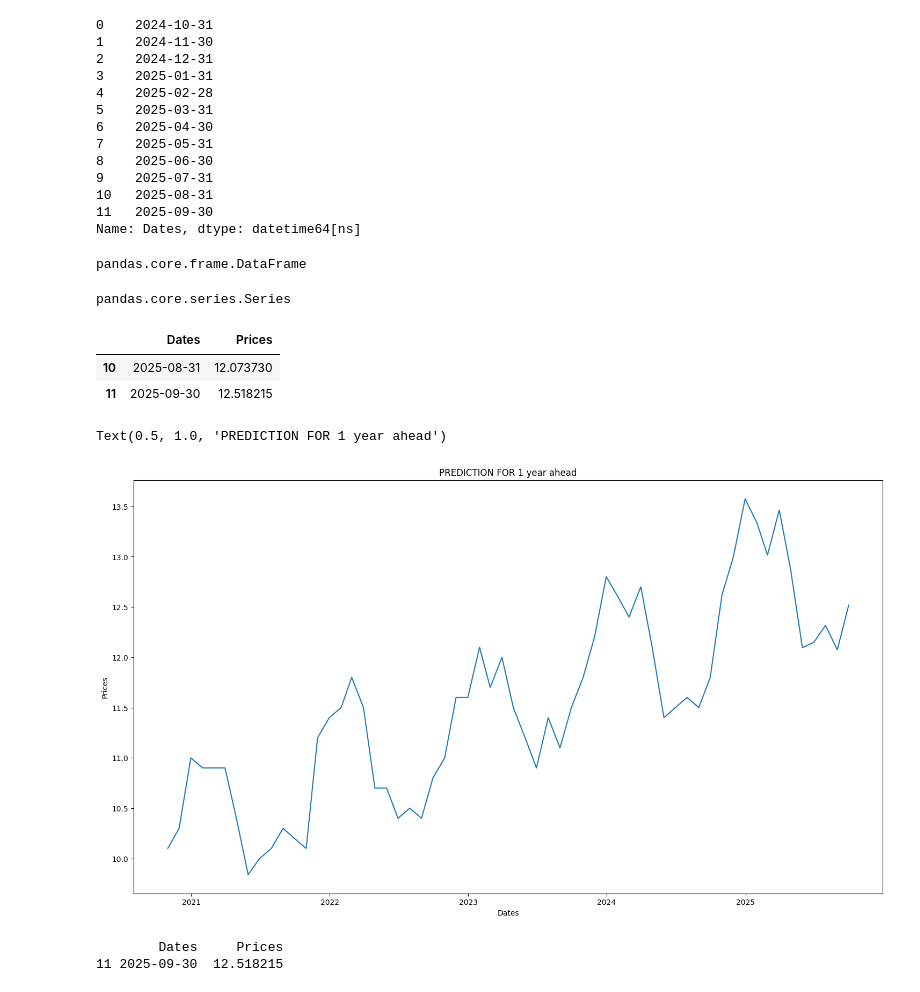
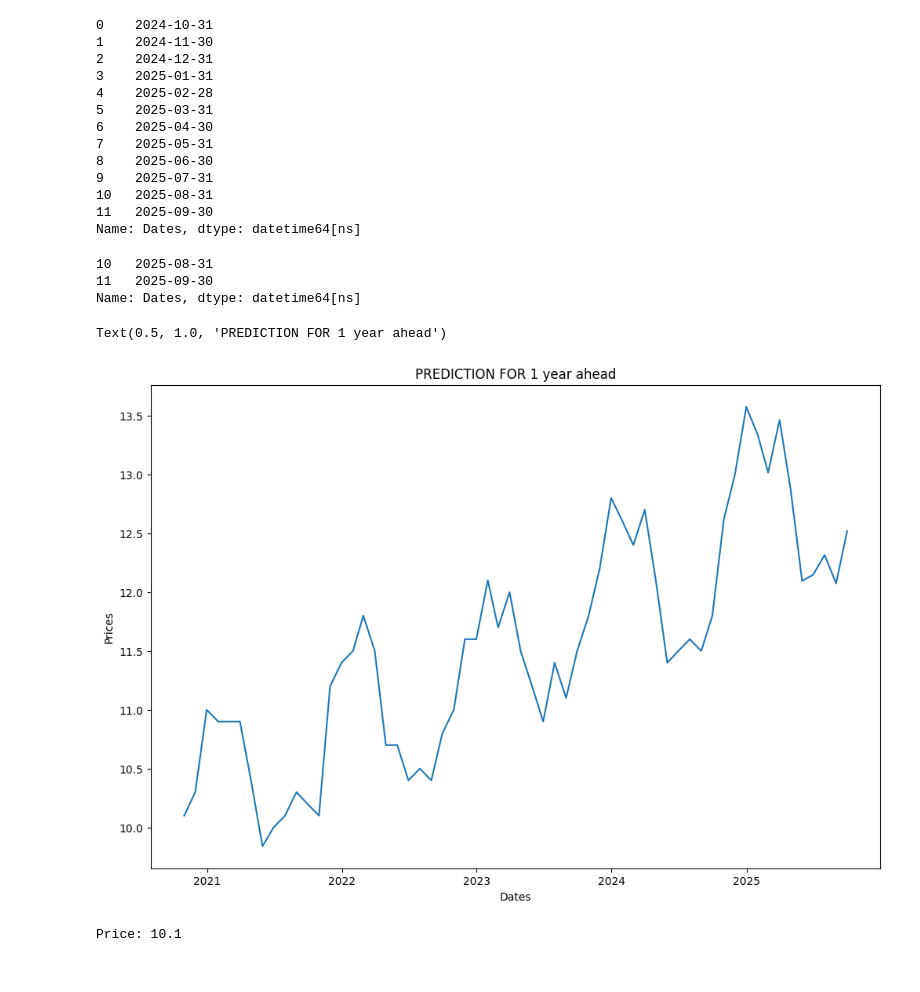
Before and after one commit to semingrai/Quantitative-Research-JPMorgan-Virtual-Simulation, a Jupyter notebook: nat_gas.ipynb, the cells around one changed output. Cells and saved outputs as stored; diff of their text form; code cells hidden in the pictures.

```diff
--- a/nat_gas.ipynb
+++ b/nat_gas.ipynb
@@ -74,36 +74,32 @@ future_dates
 Name: Dates, dtype: datetime64[ns]
 # %%
 future_predictions = pd.concat([future_dates, price], axis=1)
-# %%
-type(price)
-# %% [output]
-pandas.core.frame.DataFrame
-# %%
-type(future_dates)
-# %% [output]
-pandas.core.series.Series
 # %%
 new_data = pd.DataFrame(pd.concat([data,future_predictions]))
 # %%
-new_data.tail(2)
+new_data.Dates.tail(2)
 # %% [output]
-|  | Dates | Prices |
-| 10 | 2025-08-31 | 12.073730 |
-| 11 | 2025-09-30 | 12.518215 |
+10   2025-08-31
+11   2025-09-30
+Name: Dates, dtype: datetime64[ns]
+# %%
+new_data['Year'] = new_data['Dates'].dt.year
+new_data['Month'] = new_data['Dates'].dt.month
 # %%
-plt.figure(figsize=(18,10))
+plt.figure(figsize=(12,8))
 sns.lineplot(x=new_data['Dates'], y=new_data['Prices'])
 plt.title("PREDICTION FOR 1 year ahead")
 # %% [output]
 Text(0.5, 1.0, 'PREDICTION FOR 1 year ahead')
-[figure, old version]
+[figure, new version]
 # %%
 try:
-    inp = input('Enter a Date: from 2020-10-31-2025-09-30')
-    price_ = new_data[new_data['Dates']==inp]
-    print(price_)
+    inp = pd.to_datetime(input('Enter a Date: from 2020-10-31-2025-09-30'))
+    Year = inp.year
+    Month = inp.month
+    price_ = new_data[(new_data['Year']==Year) & (new_data['Month']==Month)]['Prices'].iloc[0]
+    print(f"Price: {price_}")
 except ValueError:
     print("Enter valid Date")
 # %% [output]
-        Dates     Prices
-11 2025-09-30  12.518215
+Price: 10.1
```
